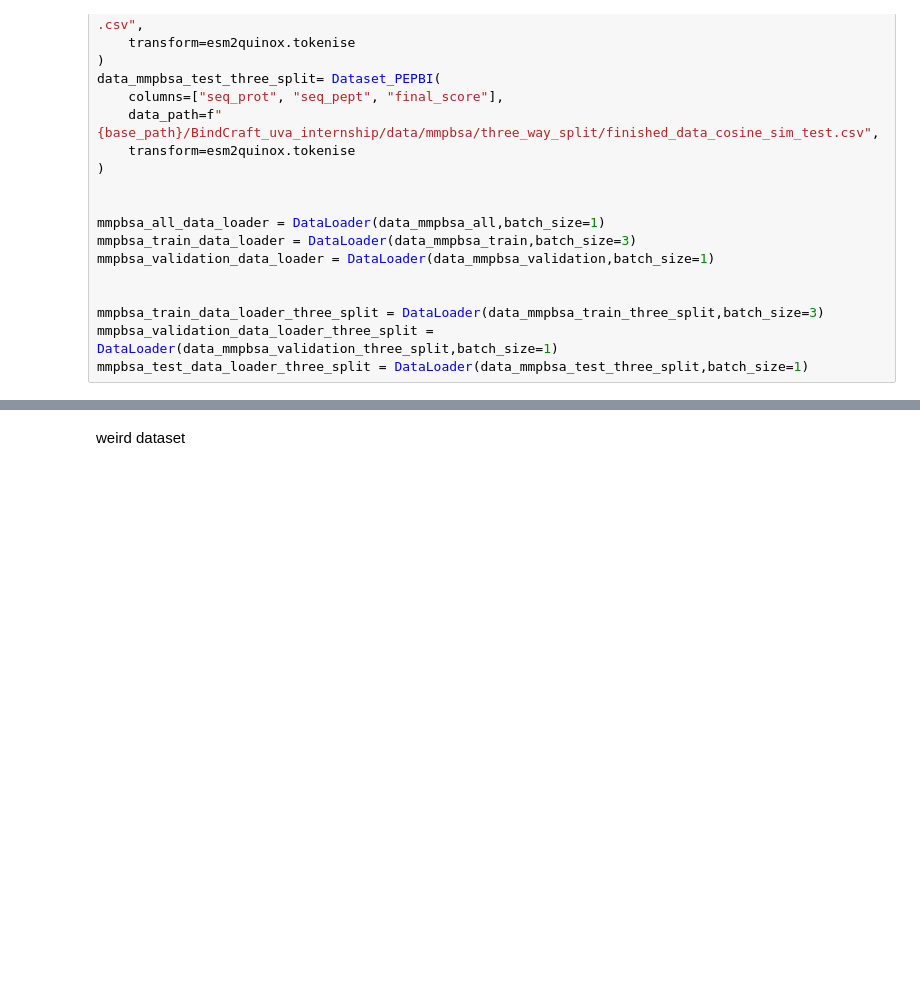
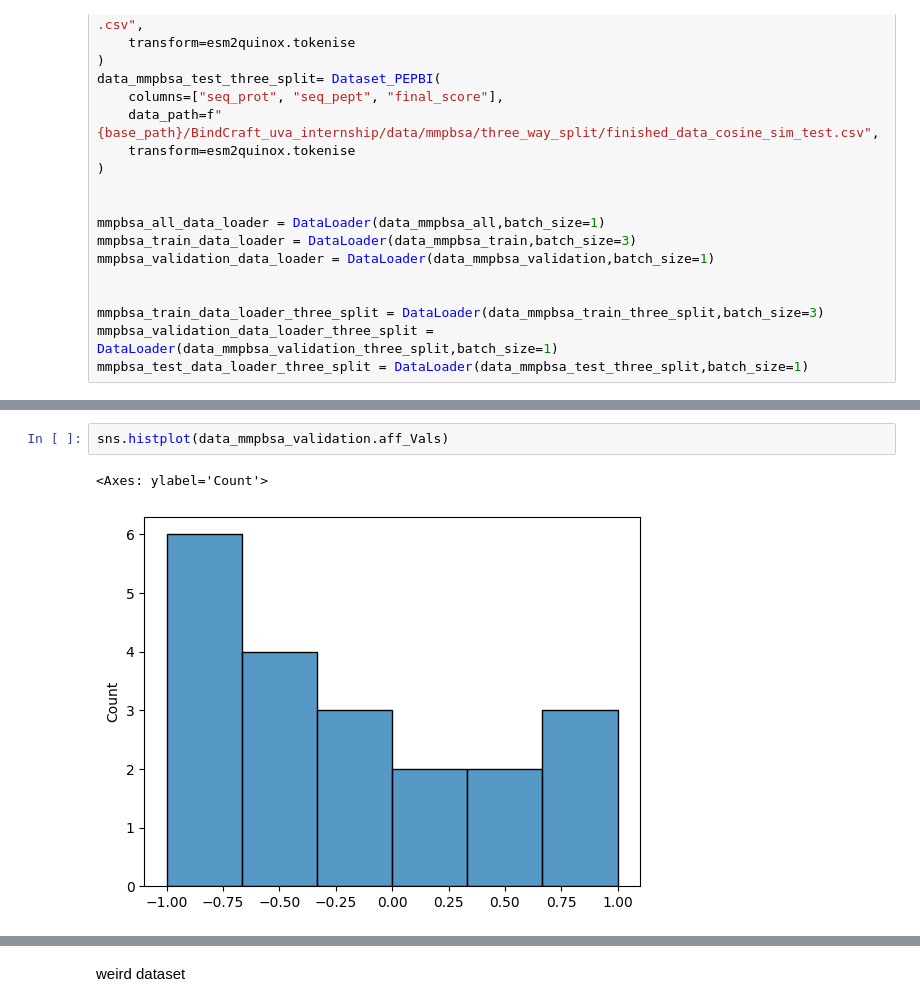
Before and after one commit to kunz-jonathan/BindCraft_uva_internship, a Jupyter notebook: surr_model/notebooks/esm_stripped.ipynb, the cells around one changed output, grey strips where cells are left out. Drawn from its saved outputs; the diff is of its cells as text; blank space fills up the shorter version.

```diff
--- a/surr_model/notebooks/esm_stripped.ipynb
+++ b/surr_model/notebooks/esm_stripped.ipynb
@@ -111,3 +103,8 @@ sns.histplot(sc_test)
+# %%
+sns.histplot(data_mmpbsa_validation.aff_Vals)
+# %% [output]
+<Axes: ylabel='Count'>
+[figure, added]
 # %%
 sns.histplot(data_mmpbsa_train_three_split.aff_Vals)
 # %% [output]
```
Also changed, not shown: parts of 46 cells of this notebook, 5 other files.
